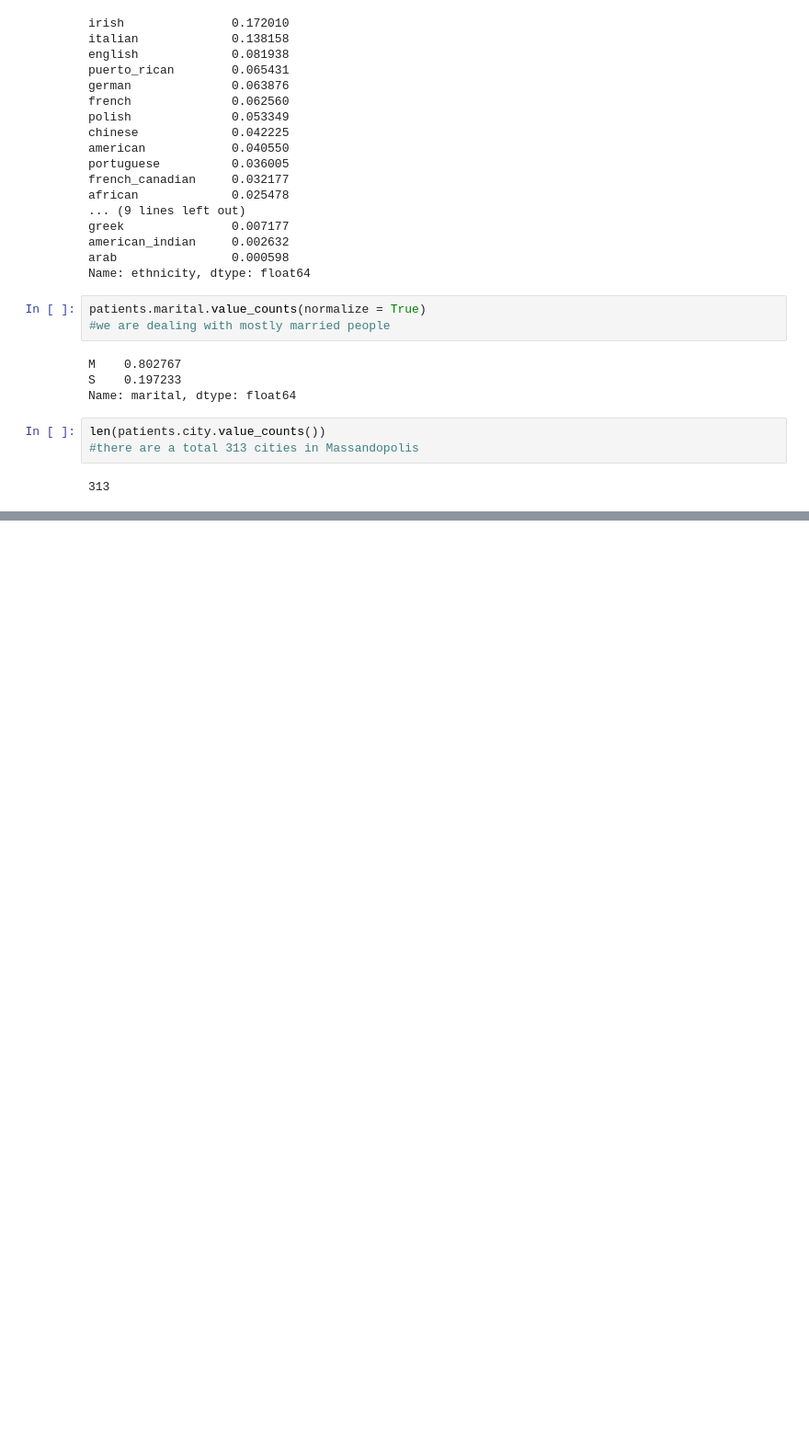
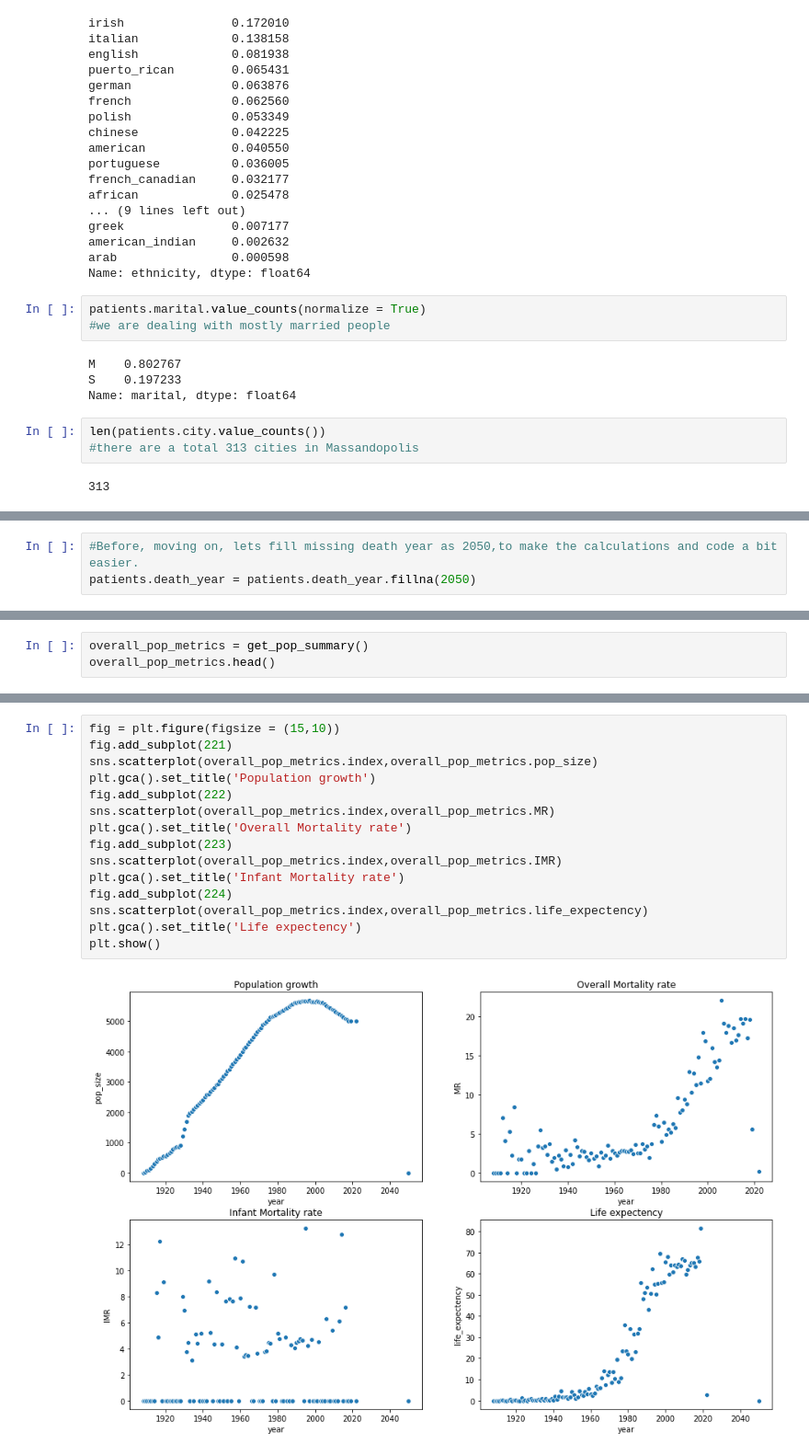
Before and after one commit to pareshg18/picnicHealth-healthcare-analysis, a Jupyter notebook: patient-analysis.ipynb, the cells around one changed output, grey strips where cells are left out. Shown: that part at 92% size. Drawn from its saved outputs; the diff is of its cells as text; blank space fills up the shorter version.

Commit message:
population metrics and categorized metrics

```diff
--- a/patient-analysis.ipynb
+++ b/patient-analysis.ipynb
@@ -234,0 +236,3 @@ len(patients.city.value_counts())
+# %%
+#Before, moving on, lets fill missing death year as 2050,to make the calculations and code a bit easier.
+patients.death_year = patients.death_year.fillna(2050)
@@ -234,0 +332,3 @@ len(patients.city.value_counts())
+# %%
+overall_pop_metrics = get_pop_summary()
+overall_pop_metrics.head()
@@ -234,0 +343,17 @@ len(patients.city.value_counts())
+# %%
+fig = plt.figure(figsize = (15,10))
+fig.add_subplot(221)
+sns.scatterplot(overall_pop_metrics.index,overall_pop_metrics.pop_size)
+plt.gca().set_title('Population growth')
+fig.add_subplot(222)
+sns.scatterplot(overall_pop_metrics.index,overall_pop_metrics.MR)
+plt.gca().set_title('Overall Mortality rate')
+fig.add_subplot(223)
+sns.scatterplot(overall_pop_metrics.index,overall_pop_metrics.IMR)
+plt.gca().set_title('Infant Mortality rate')
+fig.add_subplot(224)
+sns.scatterplot(overall_pop_metrics.index,overall_pop_metrics.life_expectency)
+plt.gca().set_title('Life expectency')
+plt.show()
+# %% [output]
+[figure, added]
```
Also changed, not shown: parts of 19 cells of this notebook.
